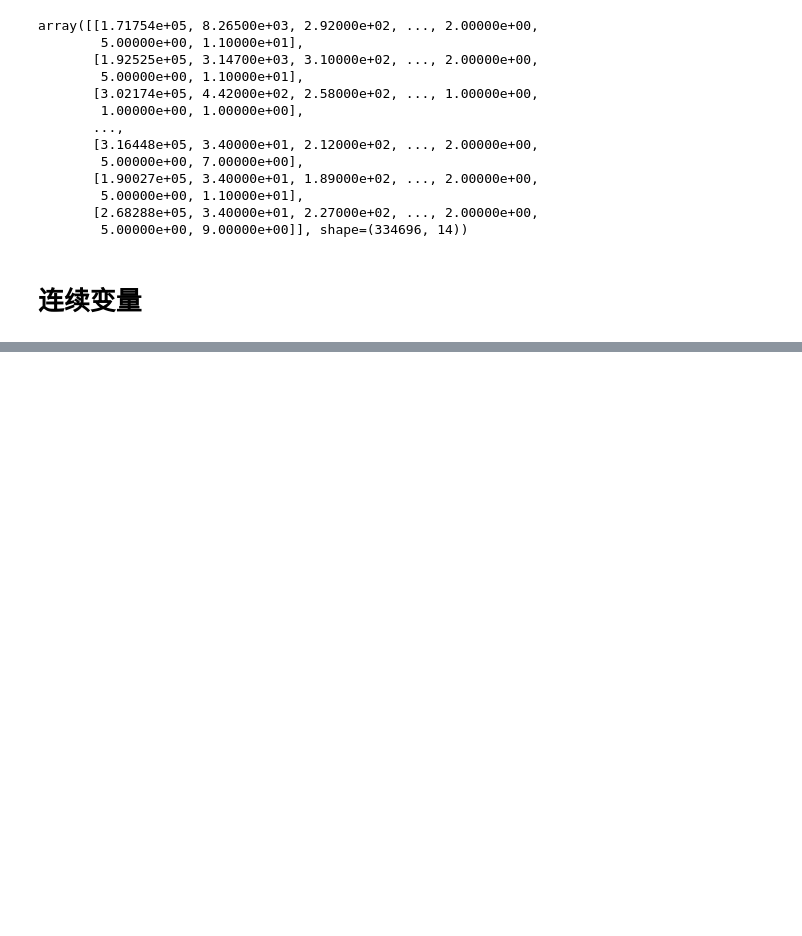
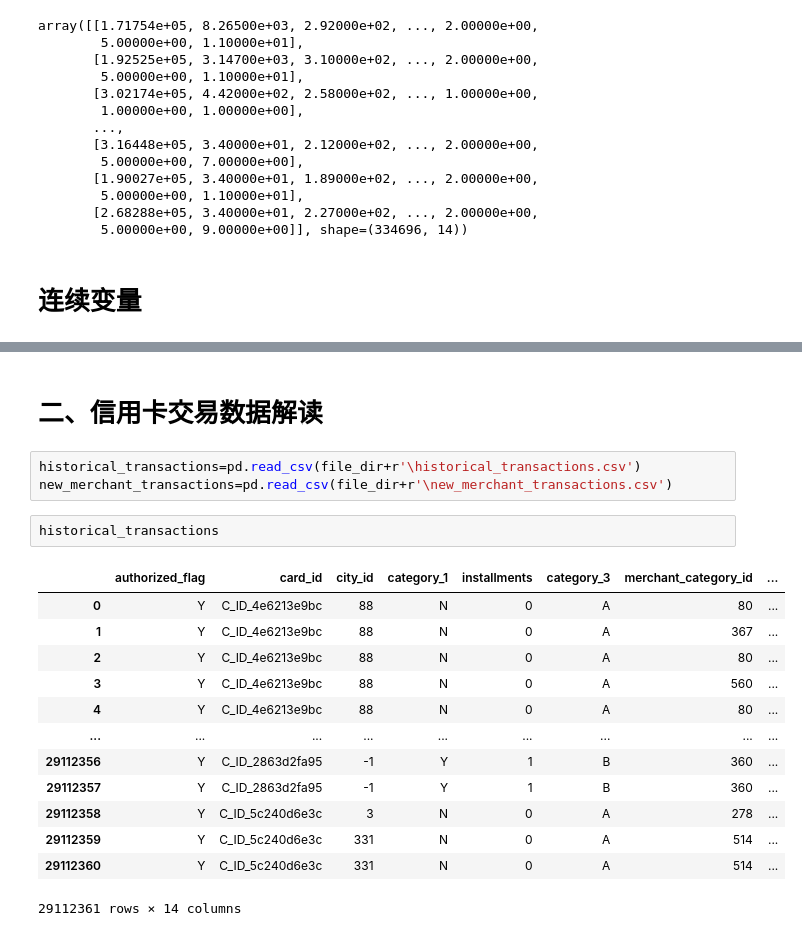
Before and after one commit to Waitmeplea/dl_learning, a Jupyter notebook: kaggle/learning.ipynb, the cells around one changed output, grey strips where cells are left out. Cells and saved outputs as stored; diff of their text form; blank space fills up the shorter version.

```diff
--- a/kaggle/learning.ipynb
+++ b/kaggle/learning.ipynb
@@ -475,0 +521,21 @@ ValueError: Must specify a fill 'value' or 'method'.
+# %% [markdown]
+# 二、信用卡交易数据解读
+# %%
+historical_transactions=pd.read_csv(file_dir+r'\historical_transactions.csv')
+new_merchant_transactions=pd.read_csv(file_dir+r'\new_merchant_transactions.csv')
+# %%
+historical_transactions
+# %% [output]
+|  | authorized_flag | card_id | city_id | category_1 | installments | category_3 | merchant_category_id | ... |
+| 0 | Y | C_ID_4e6213e9bc | 88 | N | 0 | A | 80 | ... |
+| 1 | Y | C_ID_4e6213e9bc | 88 | N | 0 | A | 367 | ... |
+| 2 | Y | C_ID_4e6213e9bc | 88 | N | 0 | A | 80 | ... |
+| 3 | Y | C_ID_4e6213e9bc | 88 | N | 0 | A | 560 | ... |
+| 4 | Y | C_ID_4e6213e9bc | 88 | N | 0 | A | 80 | ... |
+| ... | ... | ... | ... | ... | ... | ... | ... | ... |
+| 29112356 | Y | C_ID_2863d2fa95 | -1 | Y | 1 | B | 360 | ... |
+| 29112357 | Y | C_ID_2863d2fa95 | -1 | Y | 1 | B | 360 | ... |
+| 29112358 | Y | C_ID_5c240d6e3c | 3 | N | 0 | A | 278 | ... |
+| 29112359 | Y | C_ID_5c240d6e3c | 331 | N | 0 | A | 514 | ... |
+| 29112360 | Y | C_ID_5c240d6e3c | 331 | N | 0 | A | 514 | ... |
+29112361 rows × 14 columns
```
Also changed, not shown: parts of 21 cells of this notebook.
